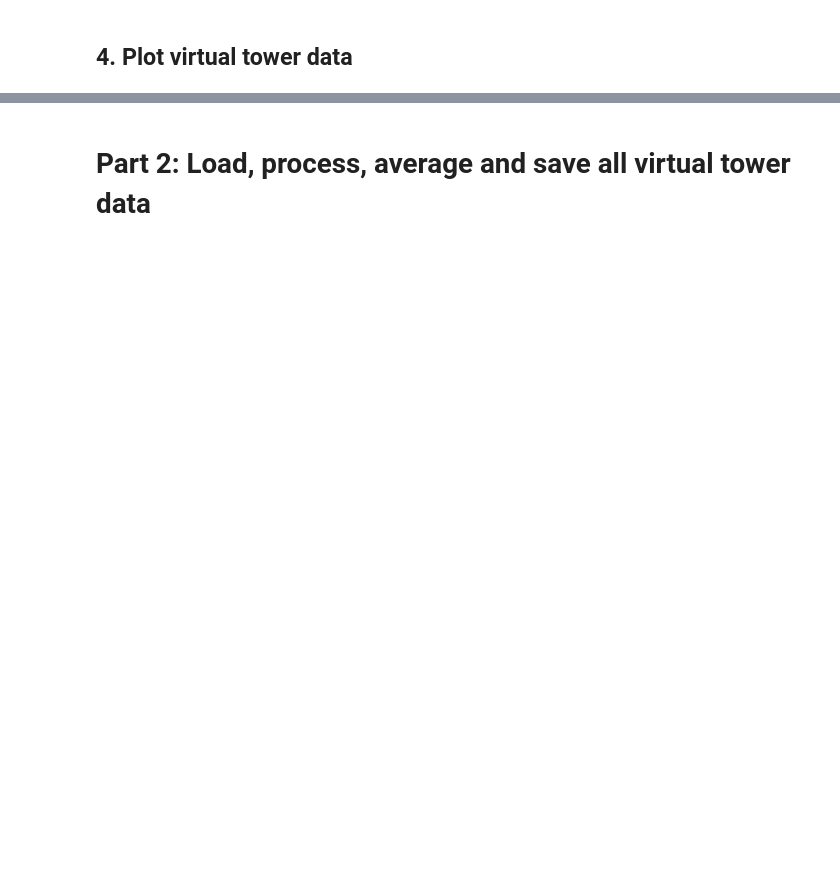
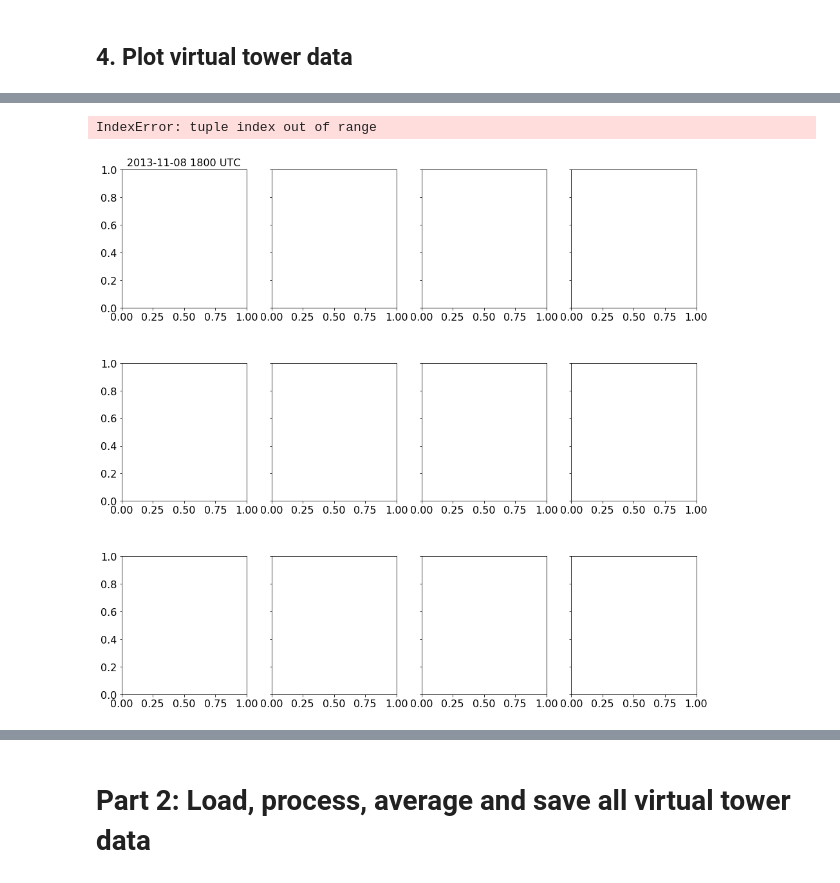
Before and after one commit to cmkaul/assessment, a Jupyter notebook: studies/coupling_comparison/postprocessing/analyse_virtual_tower_data_nalu.ipynb, the cells around one changed output, grey strips where cells are left out. Saved outputs shown, nothing was run; the diff lists cells and outputs as text; code cells hidden in the pictures; blank space fills up the shorter version.

```diff
--- a/studies/coupling_comparison/postprocessing/analyse_virtual_tower_data_nalu.ipynb
+++ b/studies/coupling_comparison/postprocessing/analyse_virtual_tower_data_nalu.ipynb
@@ -56,16 +66,18 @@ Reference data
 # %%
 #NetCDF file with WRF data at the SWiFT site generated in wrf_to_sowfa.ipynb, which can be found in
 # a2e-mmc/assessment/studies/coupling_comparison/preprocessing/internal/
-ref_dir = '/projects/mmcpnnl/ckaul/coupling/ReferenceData'
+ref_dir = '../preprocessing/internal/'
 wrfdata = os.path.join(ref_dir,'WRF_20131108-09.nc')
 
 # Datasets generated in process_TTU_tower.ipynb, which can be found in
 # a2e-mmc/assessment/datasets/SWiFT/
+ref_dir = '/projects/mmcpnnl/ckaul/mmc_tower/ProcessedData'
 towerdata_10min = os.path.join(ref_dir,'TTU_tilt_corrected_20131108-09_10min.csv')
 towerdata       = os.path.join(ref_dir,'TTU_tilt_corrected_20131108-09.csv')
 
 # Dataset generated in process_TTU_radar.ipynb, which can be found in
 # a2e-mmc/assessment/datasets/SWiFT/
+ref_dir = '/projects/mmcpnnl/ckaul/mmc_swift_combined/ProcessedData'
 radardata = os.path.join(ref_dir,'TTU_obs_QC_20131108.csv')
 # %% [markdown]
 # Part 1: Load, process and plot single virtual tower
@@ -228,25 +299,28 @@ wrf_1h = wrf.unstack().resample('1h').mean().stack()
 # %%
 fig,ax = plot_profile(
     datasets={simname:df_1h,
               'WRF mesoscale':wrf_1h,
               'TTU tower':tower_1h,
               'TTU radar (scan type 0)':radar_scan0_1h,
               'TTU radar (scan type 1)':radar_scan1_1h},
     fields=['wspd','wdir','theta','TKE'],
-    times=['2013-11-08 18:00:00','2013-11-08 22:00:00','2013-11-09 06:00:00'],
+    times=['2013-11-08 18:00:00','2013-11-08 22:00:00','2013-11-09 03:00:00'],
     # Specify height limits
     heightlimits=(0,1200),
     # Stack results by dataset instead of times
     stack_by_datasets=True,
     # Change field order to have different fields correspond to different columns instead of rows
     fieldorder='F',
     datasetkwargs={'TTU tower':{'linestyle':'','marker':'o','mfc':'none','markersize':6},
                    'TTU radar (scan type 0)':{'linestyle':'','marker':'x','mfc':'none','markersize':6},
                    'TTU radar (scan type 1)':{'linestyle':'','marker':'^','mfc':'none','markersize':6}
                   },
     # Additional keyword arguments to personalize plotting style
     linewidth=2,
 )
+# %% [output]
+IndexError: tuple index out of range
+[figure, added]
 # %%
 fig,ax = plot_spectrum(
     datasets={simname:df_spectra,'TTU observations':tower_spectra},
```
Also changed, not shown: parts of 19 cells of this notebook, 2 other files.
